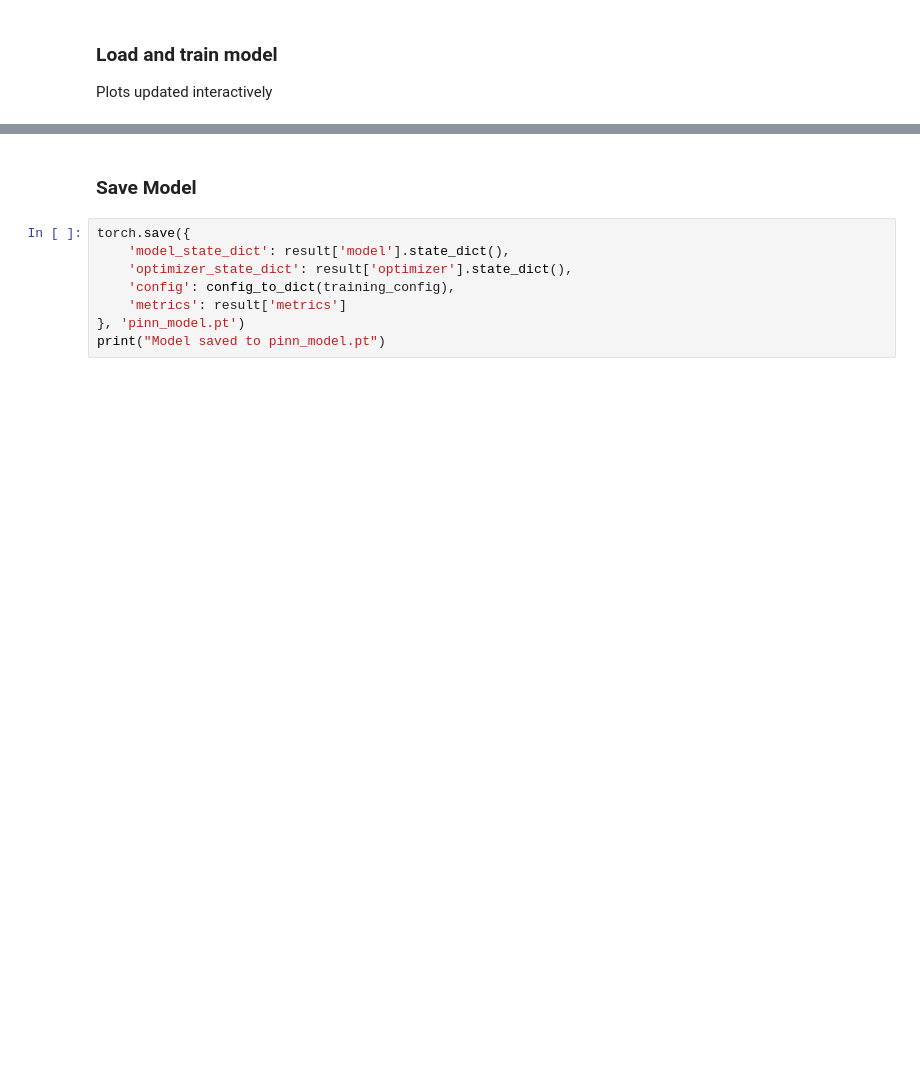
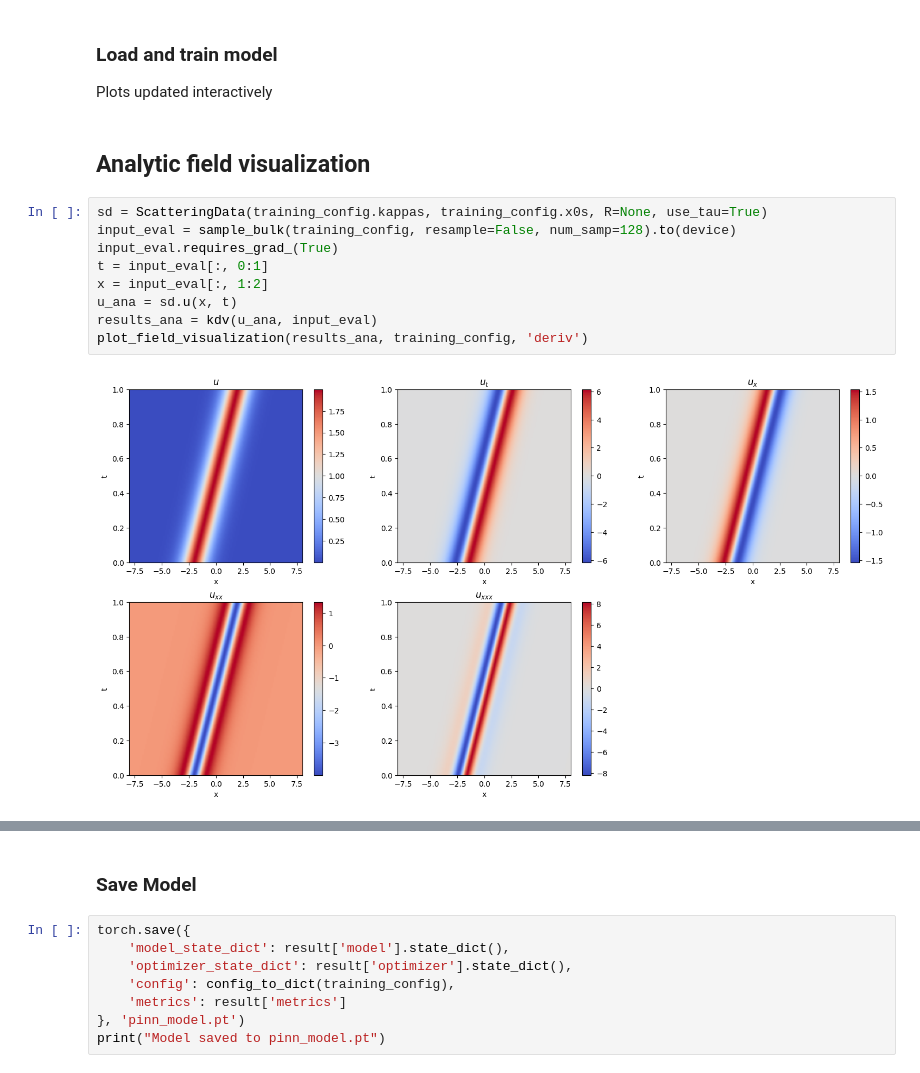
Before and after one commit to angerami/kdv-pinn, a Jupyter notebook: kdv_pinn.ipynb, the cells around one changed output, grey strips where cells are left out. Drawn from its saved outputs; the diff is of its cells as text; blank space fills up the shorter version.

```diff
--- a/kdv_pinn.ipynb
+++ b/kdv_pinn.ipynb
@@ -48,3 +57,16 @@ torch.manual_seed(training_config.seed)
 # %% [markdown]
 ### Load and train model
 Plots updated interactively
+# %% [markdown]
+## Analytic field visualization
+# %%
+sd = ScatteringData(training_config.kappas, training_config.x0s, R=None, use_tau=True)
+input_eval = sample_bulk(training_config, resample=False, num_samp=128).to(device)
+input_eval.requires_grad_(True)
+t = input_eval[:, 0:1]
+x = input_eval[:, 1:2]
+u_ana = sd.u(x, t)
+results_ana = kdv(u_ana, input_eval)
+plot_field_visualization(results_ana, training_config, 'deriv')
+# %% [output]
+[figure, added]
```
Also changed, not shown: parts of 19 cells of this notebook, 12 other files.
